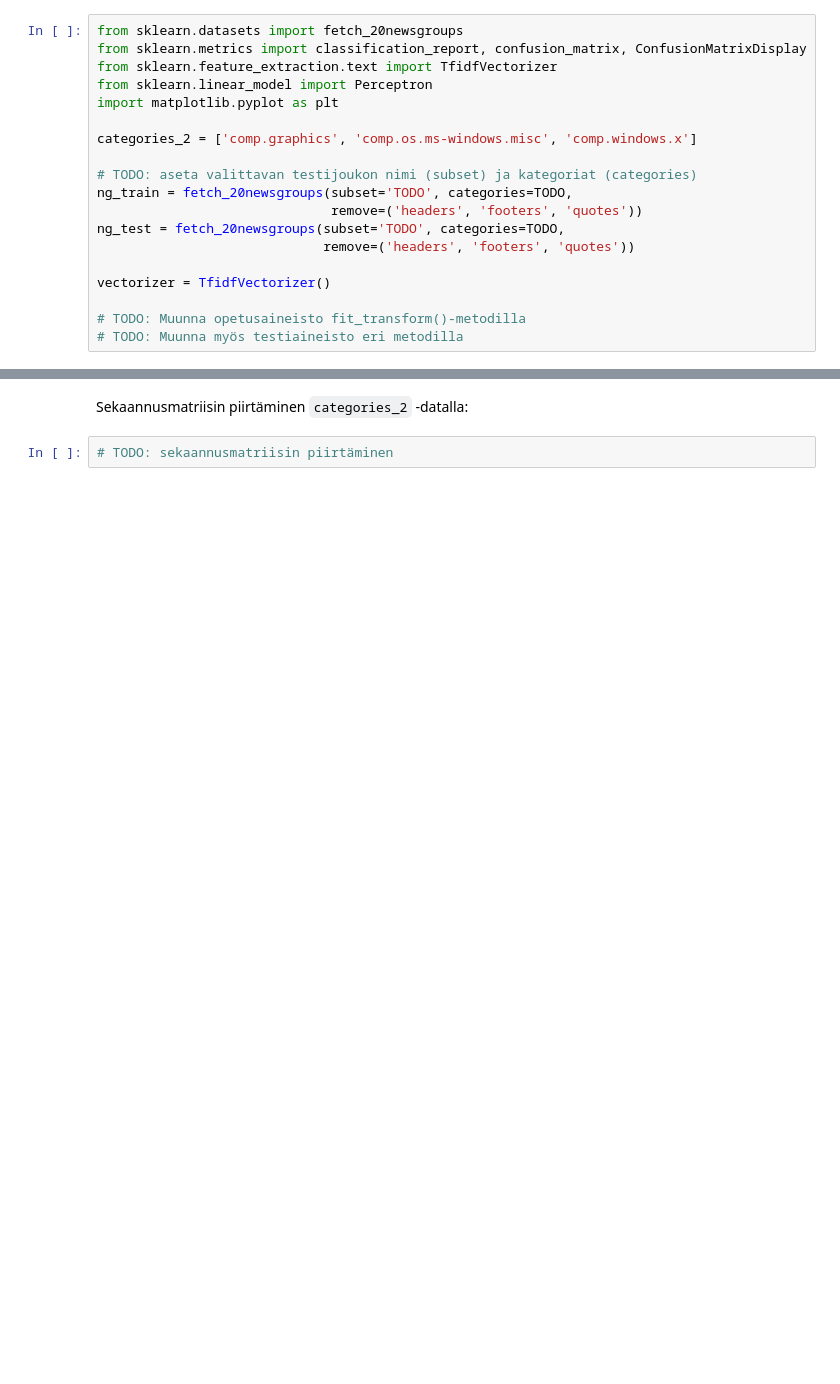
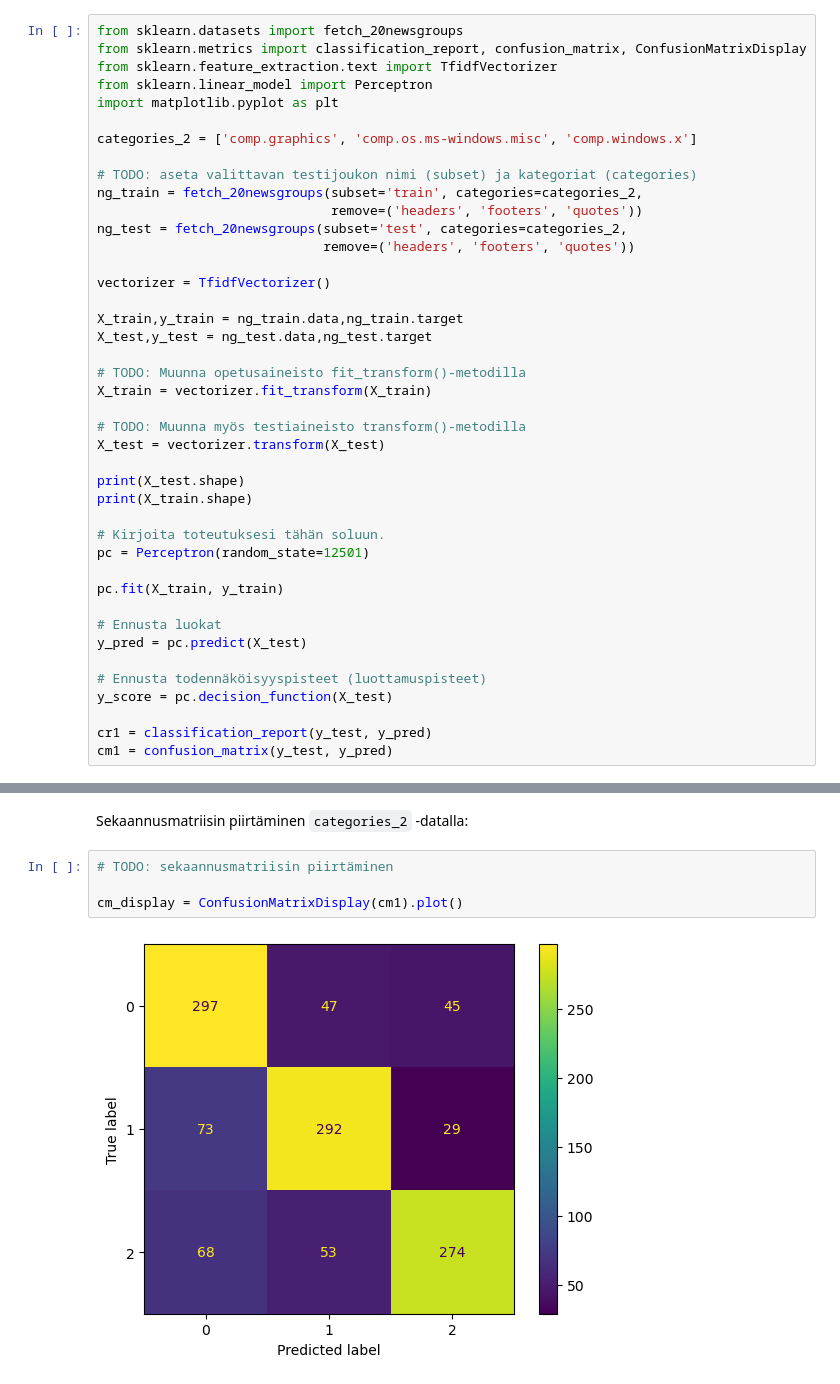
Before and after one commit to iinai/deep-learning, a Jupyter notebook: osa_1/osa1_tehtavat.ipynb, the cells around one changed output, grey strips where cells are left out. Saved outputs shown, nothing was run; the diff lists cells and outputs as text; blank space fills up the shorter version.

```diff
--- a/osa_1/osa1_tehtavat.ipynb
+++ b/osa_1/osa1_tehtavat.ipynb
@@ -181,12 +400,35 @@ import matplotlib.pyplot as plt
 categories_2 = ['comp.graphics', 'comp.os.ms-windows.misc', 'comp.windows.x']
 
 # TODO: aseta valittavan testijoukon nimi (subset) ja kategoriat (categories)
-ng_train = fetch_20newsgroups(subset='TODO', categories=TODO,
+ng_train = fetch_20newsgroups(subset='train', categories=categories_2,
                               remove=('headers', 'footers', 'quotes'))
-ng_test = fetch_20newsgroups(subset='TODO', categories=TODO,
+ng_test = fetch_20newsgroups(subset='test', categories=categories_2,
                              remove=('headers', 'footers', 'quotes'))
 
 vectorizer = TfidfVectorizer()
 
+X_train,y_train = ng_train.data,ng_train.target
+X_test,y_test = ng_test.data,ng_test.target
+
 # TODO: Muunna opetusaineisto fit_transform()-metodilla
-# TODO: Muunna myös testiaineisto eri metodilla
+X_train = vectorizer.fit_transform(X_train)
+
+# TODO: Muunna myös testiaineisto transform()-metodilla
+X_test = vectorizer.transform(X_test)
+
+print(X_test.shape)
+print(X_train.shape)
+
+# Kirjoita toteutuksesi tähän soluun.
+pc = Perceptron(random_state=12501)
+
+pc.fit(X_train, y_train)
+
+# Ennusta luokat
+y_pred = pc.predict(X_test)
+
+# Ennusta todennäköisyyspisteet (luottamuspisteet)
+y_score = pc.decision_function(X_test)
+
+cr1 = classification_report(y_test, y_pred)
+cm1 = confusion_matrix(y_test, y_pred)
@@ -201,3 +467,7 @@ print(classification_report(ng_test.target, y_pred))
 Sekaannusmatriisin piirtäminen `categories_2` -datalla:
 # %%
 # TODO: sekaannusmatriisin piirtäminen
+
+cm_display = ConfusionMatrixDisplay(cm1).plot()
+# %% [output]
+[figure, added]
```
Also changed, not shown: parts of 20 cells of this notebook, 1 other file.
